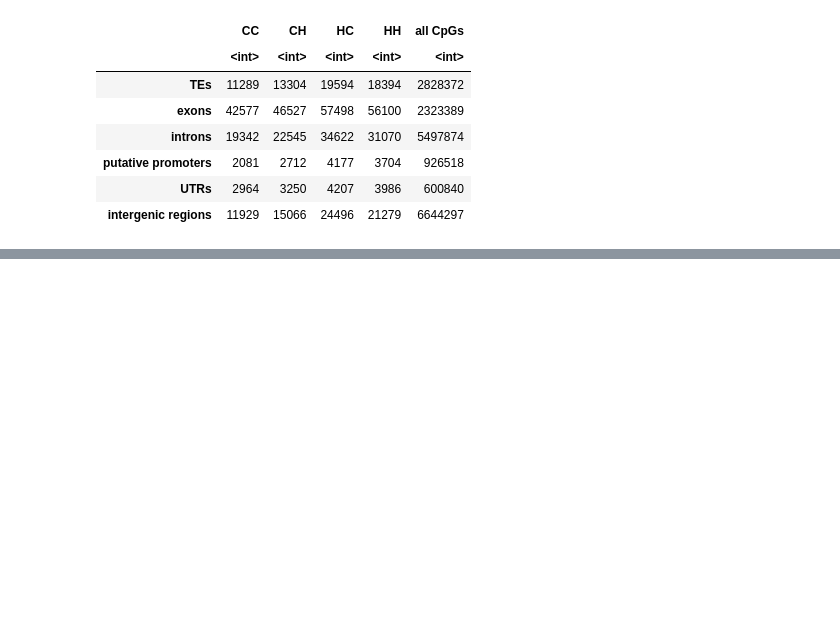
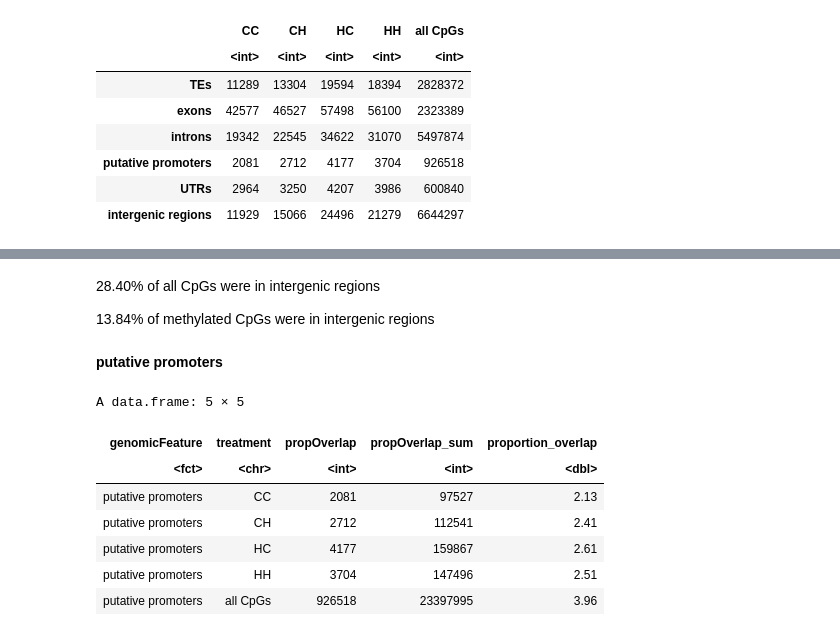
Before and after one commit to jgmcdonough/CE18_methylRAD_analysis, a Jupyter notebook: analysis/genomic_feature_tracks/create_proportionPlot.ipynb, the cells around one changed output, grey strips where cells are left out. Drawn from its saved outputs; the diff is of its cells as text; code cells hidden in the pictures; blank space fills up the shorter version.

```diff
--- a/analysis/genomic_feature_tracks/create_proportionPlot.ipynb
+++ b/analysis/genomic_feature_tracks/create_proportionPlot.ipynb
@@ -365,0 +424,21 @@ A data.frame: 6 × 5
+# %% [markdown]
+28.40% of all CpGs were in intergenic regions
+
+13.84% of methylated CpGs were in intergenic regions
+# %% [markdown]
+**putative promoters**
+# %%
+# pull out only exons
+pp <- df %>%
+filter(genomicFeature == 'putative promoters')
+
+pp
+# %% [output]
+A data.frame: 5 × 5
+| genomicFeature | treatment | propOverlap | propOverlap_sum | proportion_overlap |
+| <fct> | <chr> | <int> | <int> | <dbl> |
+| putative promoters | CC | 2081 | 97527 | 2.13 |
+| putative promoters | CH | 2712 | 112541 | 2.41 |
+| putative promoters | HC | 4177 | 159867 | 2.61 |
+| putative promoters | HH | 3704 | 147496 | 2.51 |
+| putative promoters | all CpGs | 926518 | 23397995 | 3.96 |
```
Also changed, not shown: parts of 10 cells of this notebook.
